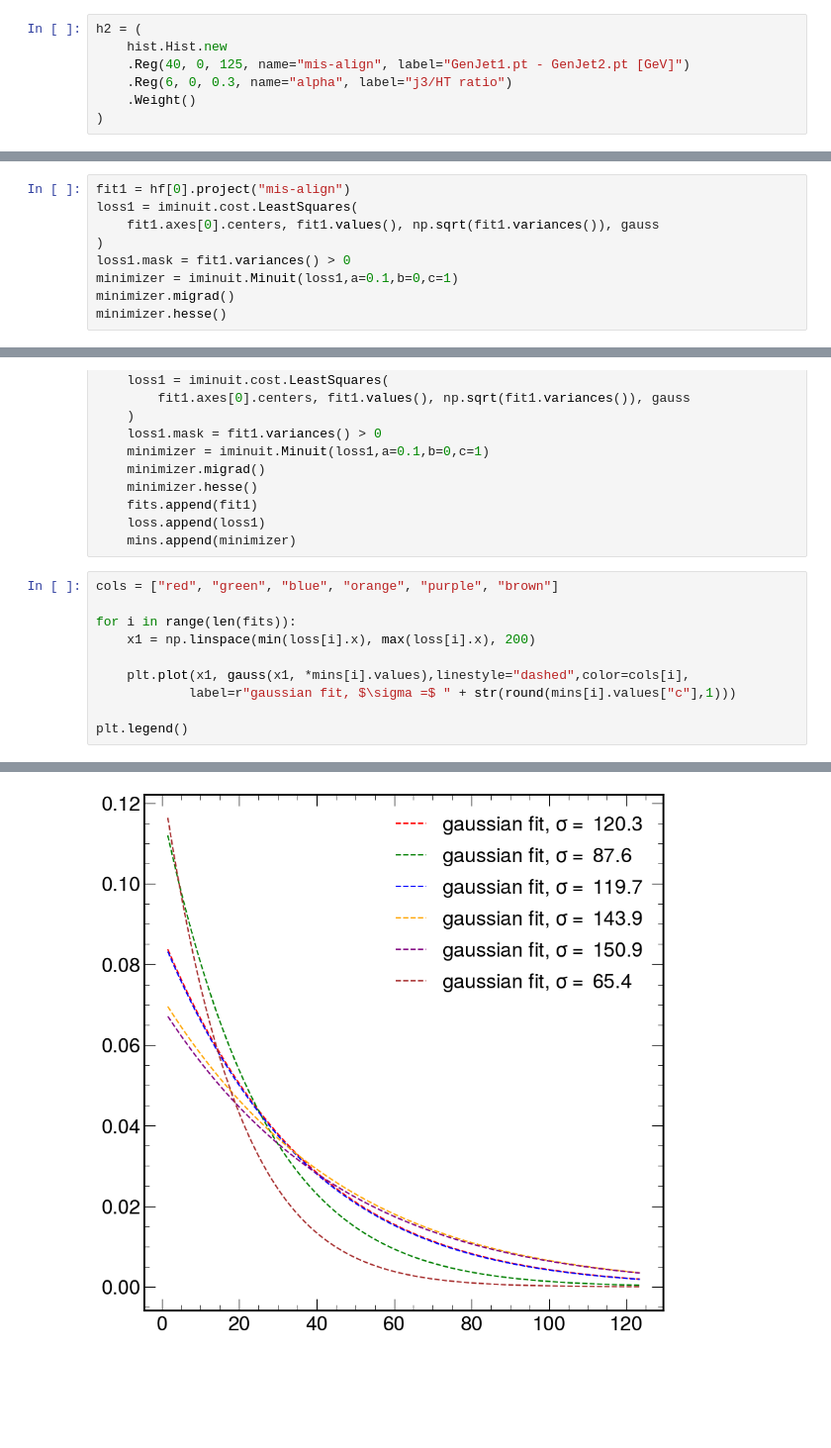
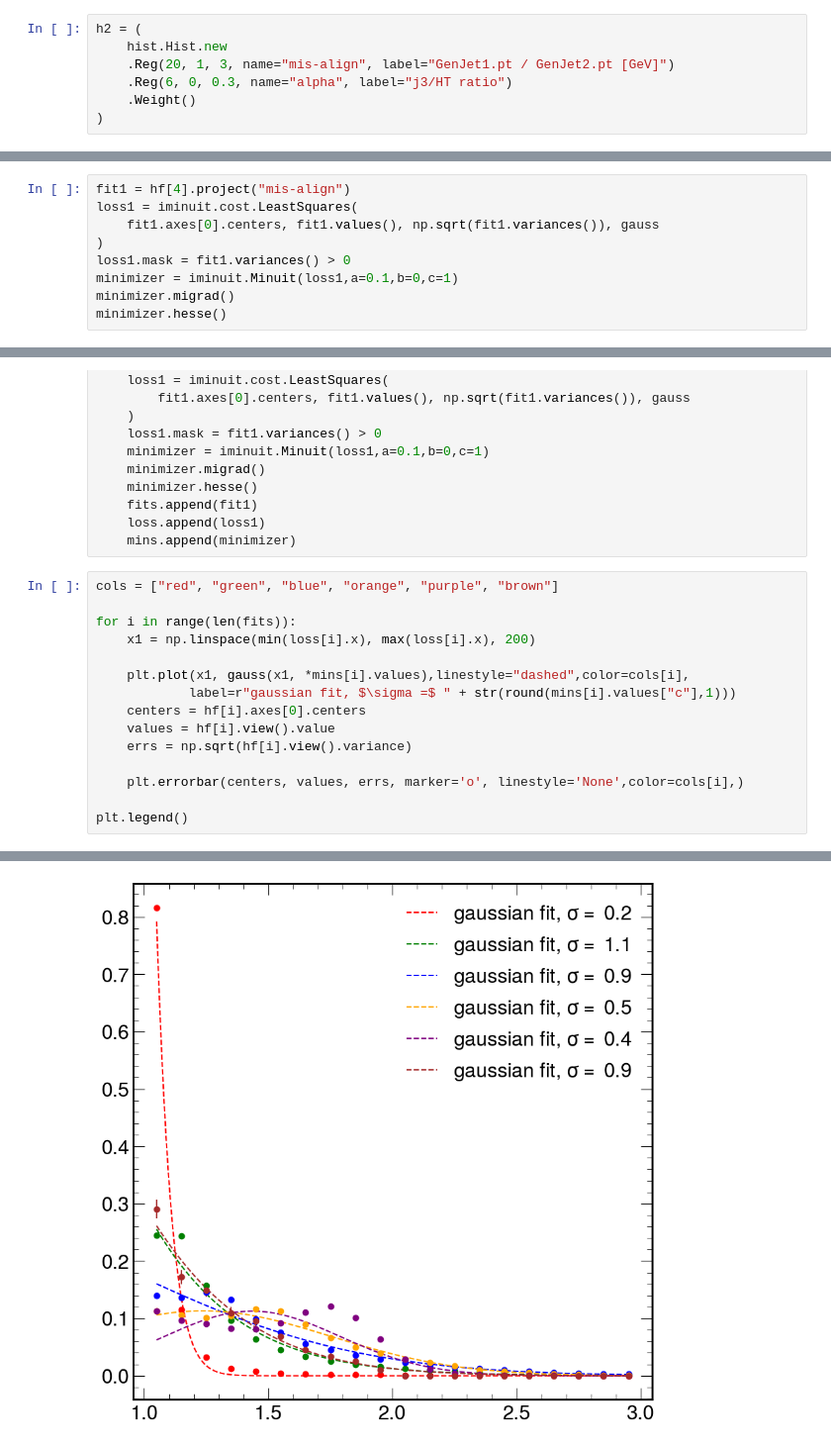
Before and after one commit to jslawless/jec-calc, a Jupyter notebook: playground.ipynb, the cells around one changed output, grey strips where cells are left out. Shown at 99% size. Drawn from its saved outputs; the diff is of its cells as text; blank space fills up the shorter version.

```diff
--- a/playground.ipynb
+++ b/playground.ipynb
@@ -47,7 +47,7 @@ h.plot1d()
 # %%
 h2 = (
     hist.Hist.new
-    .Reg(40, 0, 125, name="mis-align", label="GenJet1.pt - GenJet2.pt [GeV]")
+    .Reg(20, 1, 3, name="mis-align", label="GenJet1.pt / GenJet2.pt [GeV]")
     .Reg(6, 0, 0.3, name="alpha", label="j3/HT ratio")
     .Weight()
 )
@@ -118,7 +114,7 @@ def gauss(x, a,b,c):
 def gauss_tail(x, a,b,c,e):
     return a*np.exp(-((x-b)**2/(2*c**2))) + e
 # %%
-fit1 = hf[0].project("mis-align")
+fit1 = hf[4].project("mis-align")
 loss1 = iminuit.cost.LeastSquares(
     fit1.axes[0].centers, fit1.values(), np.sqrt(fit1.variances()), gauss
 )
@@ -160,13 +156,18 @@ for i in range(len(hf)):
 # %%
 cols = ["red", "green", "blue", "orange", "purple", "brown"]
 
 for i in range(len(fits)):
     x1 = np.linspace(min(loss[i].x), max(loss[i].x), 200)
 
     plt.plot(x1, gauss(x1, *mins[i].values),linestyle="dashed",color=cols[i],
             label=r"gaussian fit, $\sigma =$ " + str(round(mins[i].values["c"],1)))
+    centers = hf[i].axes[0].centers
+    values = hf[i].view().value
+    errs = np.sqrt(hf[i].view().variance)
+
+    plt.errorbar(centers, values, errs, marker='o', linestyle='None',color=cols[i],)
 
 plt.legend()
 # %% [output]
 <matplotlib.legend.Legend at 0x...>
-[figure, old version]
+[figure, new version]
```
Also changed, not shown: parts of 11 cells of this notebook.
